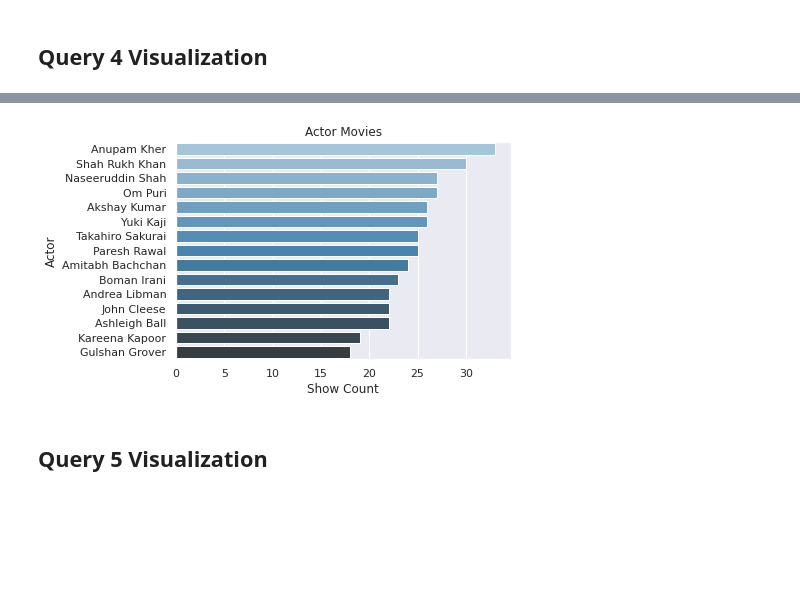
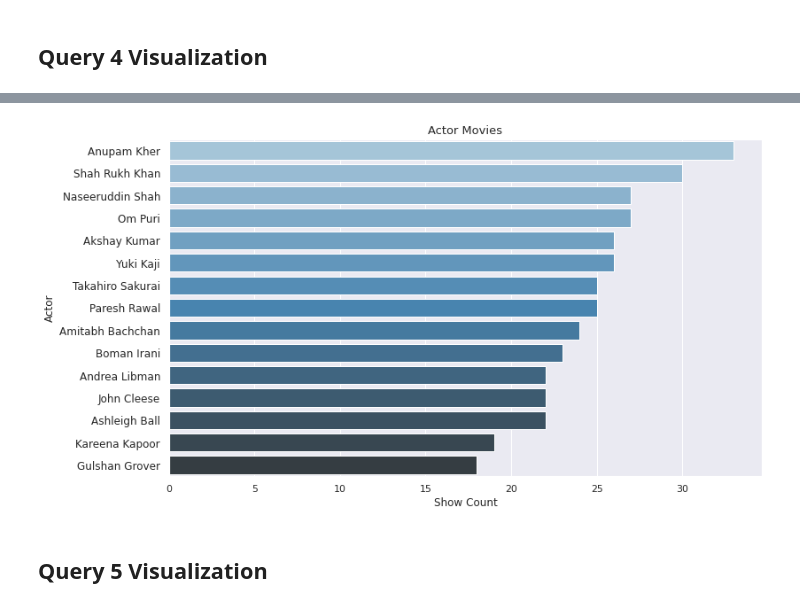
Before and after one commit to gbouzioto/big_data_management_master_2021, a Jupyter notebook: project_2/visualization/project_2_visualization.ipynb, the cells around one changed output, grey strips where cells are left out. Cells and saved outputs as stored; diff of their text form; code cells hidden in the pictures; blank space fills up the shorter version.

```diff
--- a/project_2/visualization/project_2_visualization.ipynb
+++ b/project_2/visualization/project_2_visualization.ipynb
@@ -167,17 +146,19 @@ df.head()
 # %%
 # get top 15 actors
 df_top = df.iloc[:15, :]
 
+plt.figure(figsize=(12, 7)) # Select the appropriate size
+
 # Plot results
 ax = sns.barplot(data=df_top, y='actor', x='movie_count', palette="Blues_d")
-ax.set_title('Actor Movies')
+ax.set_title('Actor Movies', fontsize=13)
 ax.set_xlabel('Show Count')
 ax.set_ylabel('Actor')
-
+ax.set_yticklabels(ax.get_yticklabels(), size=12)
 
 plt.show()
 # %% [output]
-[figure, old version]
+[figure, new version]
 # %% [markdown]
 ## Query 5 Visualization
 # %%
```
Also changed, not shown: parts of 11 cells of this notebook, 1 other file.
